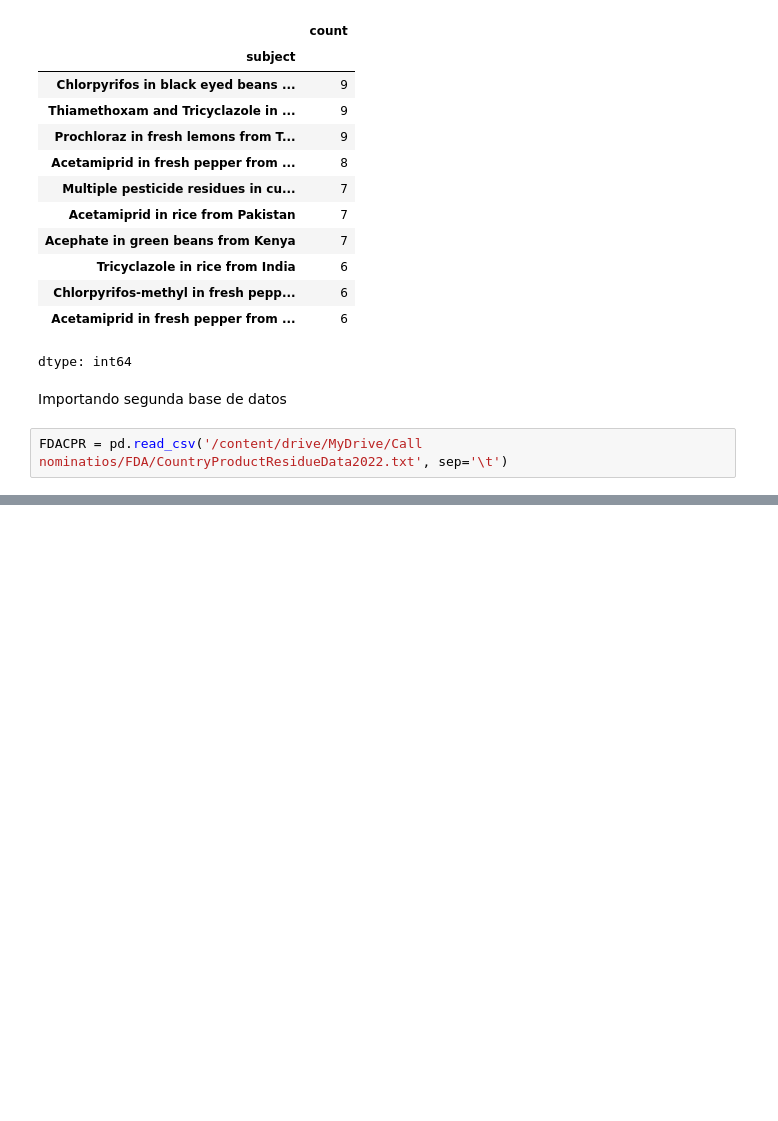
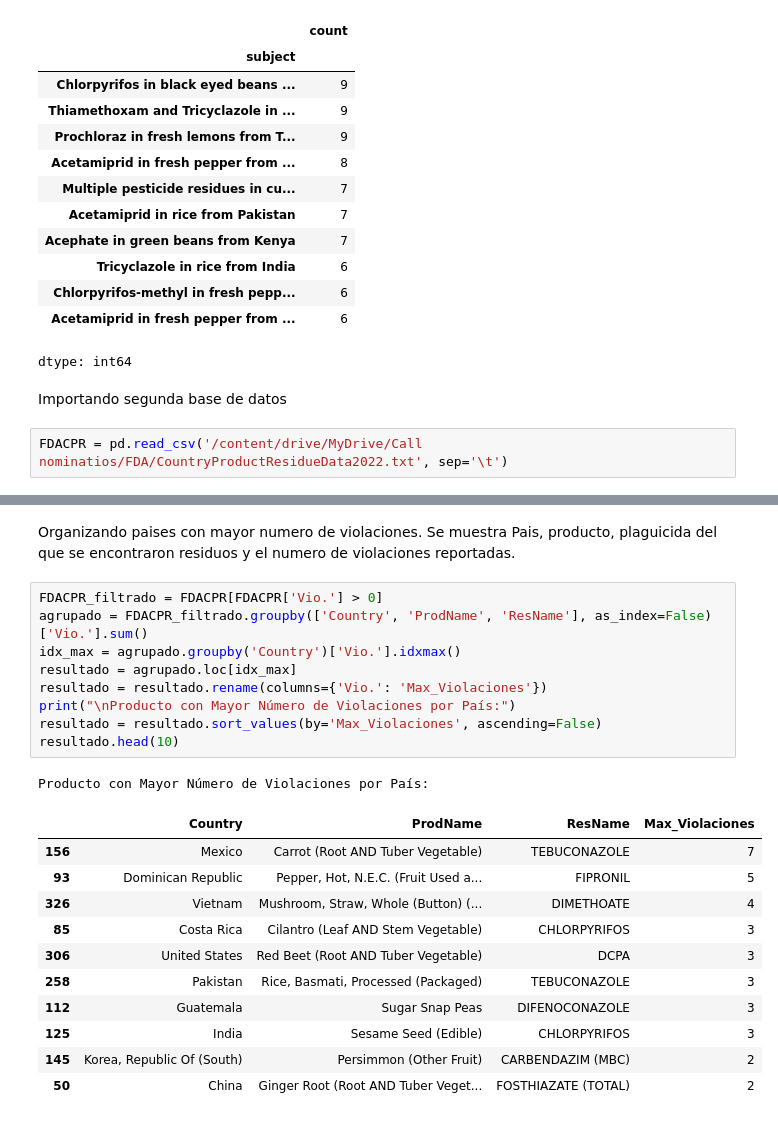
Before and after one commit to DonDairon/Analisis-de-datos, a Jupyter notebook: Call_nominations_data.ipynb, the cells around one changed output, grey strips where cells are left out. Cells and saved outputs as stored; diff of their text form; blank space fills up the shorter version.

```diff
--- a/Call_nominations_data.ipynb
+++ b/Call_nominations_data.ipynb
@@ -64,0 +46,24 @@ FDACPR.head(10)
+# %% [markdown]
+Organizando paises con mayor numero de violaciones. Se muestra Pais, producto, plaguicida del que se encontraron residuos y el numero de violaciones reportadas.
+# %%
+FDACPR_filtrado = FDACPR[FDACPR['Vio.'] > 0]
+agrupado = FDACPR_filtrado.groupby(['Country', 'ProdName', 'ResName'], as_index=False)['Vio.'].sum()
+idx_max = agrupado.groupby('Country')['Vio.'].idxmax()
+resultado = agrupado.loc[idx_max]
+resultado = resultado.rename(columns={'Vio.': 'Max_Violaciones'})
+print("\nProducto con Mayor Número de Violaciones por País:")
+resultado = resultado.sort_values(by='Max_Violaciones', ascending=False)
+resultado.head(10)
+# %% [output]
+Producto con Mayor Número de Violaciones por País:
+|  | Country | ProdName | ResName | Max_Violaciones |
+| 156 | Mexico | Carrot (Root AND Tuber Vegetable) | TEBUCONAZOLE | 7 |
+| 93 | Dominican Republic | Pepper, Hot, N.E.C. (Fruit Used a... | FIPRONIL | 5 |
+| 326 | Vietnam | Mushroom, Straw, Whole (Button) (... | DIMETHOATE | 4 |
+| 85 | Costa Rica | Cilantro (Leaf AND Stem Vegetable) | CHLORPYRIFOS | 3 |
+| 306 | United States | Red Beet (Root AND Tuber Vegetable) | DCPA | 3 |
+| 258 | Pakistan | Rice, Basmati, Processed (Packaged) | TEBUCONAZOLE | 3 |
+| 112 | Guatemala | Sugar Snap Peas | DIFENOCONAZOLE | 3 |
+| 125 | India | Sesame Seed (Edible) | CHLORPYRIFOS | 3 |
+| 145 | Korea, Republic Of (South) | Persimmon (Other Fruit) | CARBENDAZIM (MBC) | 2 |
+| 50 | China | Ginger Root (Root AND Tuber Veget... | FOSTHIAZATE (TOTAL) | 2 |
```
Also changed, not shown: parts of 9 cells of this notebook.
